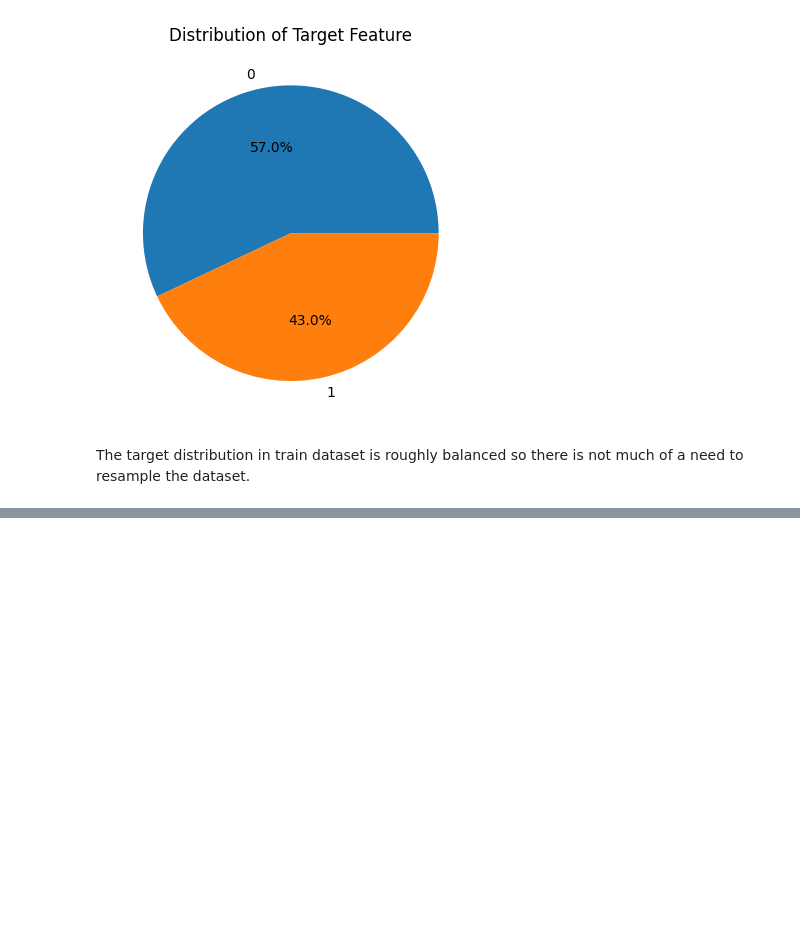
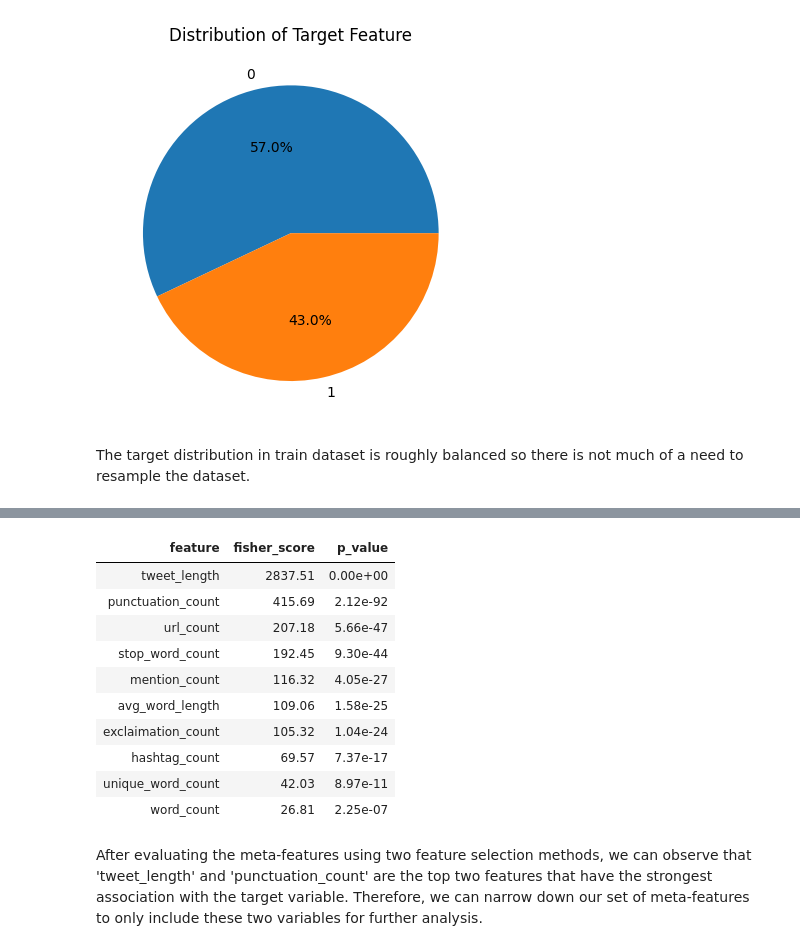
Before and after one commit to tohkarle/SC1015-Mini-Project, a Jupyter notebook: data_preprocessing.ipynb, the cells around one changed output, grey strips where cells are left out. Drawn from its saved outputs; the diff is of its cells as text; code cells hidden in the pictures; blank space fills up the shorter version.

```diff
--- a/data_preprocessing.ipynb
+++ b/data_preprocessing.ipynb
@@ -239,0 +330,27 @@ The target distribution in train dataset is roughly balanced so there is not muc
+# %%
+x = train_data_mod[meta_features]
+y = train_data_mod['target']
+
+# Calculate chi2 and p-values
+chi_scores, p_values = chi2(x, y)
+
+fisher_scores = pd.DataFrame({'feature': meta_features, 'fisher_score': chi_scores, 'p_value': p_values})
+
+# Sort the features by fisher_score in descending order
+fisher_scores = fisher_scores.sort_values(by='fisher_score', ascending=False)
+
+fisher_scores.style.format({'fisher_score': '{:.2f}', 'p_value': '{:.2e}'}).hide(axis="index")
+# %% [output]
+| feature | fisher_score | p_value |
+| tweet_length | 2837.51 | 0.00e+00 |
+| punctuation_count | 415.69 | 2.12e-92 |
+| url_count | 207.18 | 5.66e-47 |
+| stop_word_count | 192.45 | 9.30e-44 |
+| mention_count | 116.32 | 4.05e-27 |
+| avg_word_length | 109.06 | 1.58e-25 |
+| exclaimation_count | 105.32 | 1.04e-24 |
+| hashtag_count | 69.57 | 7.37e-17 |
+| unique_word_count | 42.03 | 8.97e-11 |
+| word_count | 26.81 | 2.25e-07 |
+# %% [markdown]
+After evaluating the meta-features using two feature selection methods, we can observe that 'tweet_length' and 'punctuation_count' are the top two features that have the strongest association with the target variable. Therefore, we can narrow down our set of meta-features to only include these two variables for further analysis.
```
Also changed, not shown: parts of 9 cells of this notebook.
